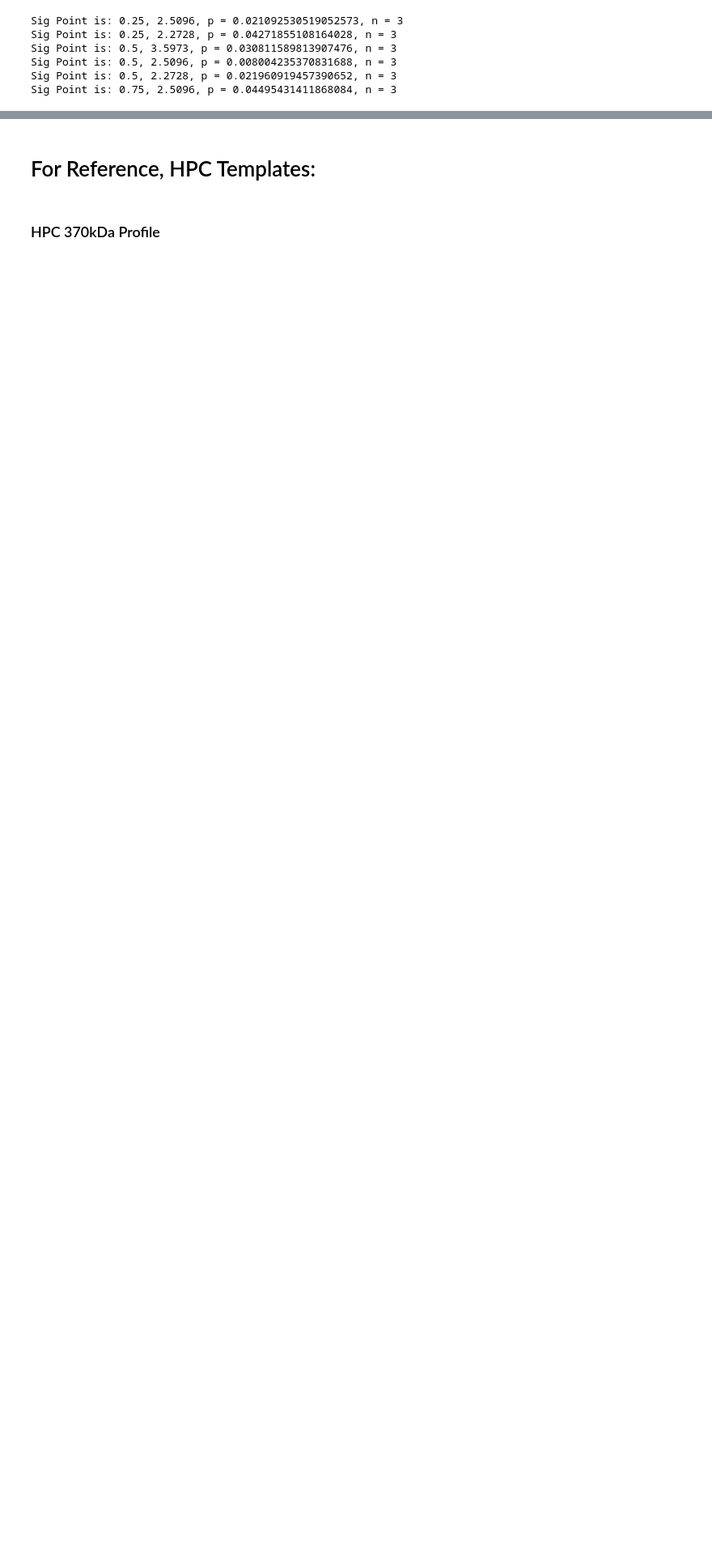
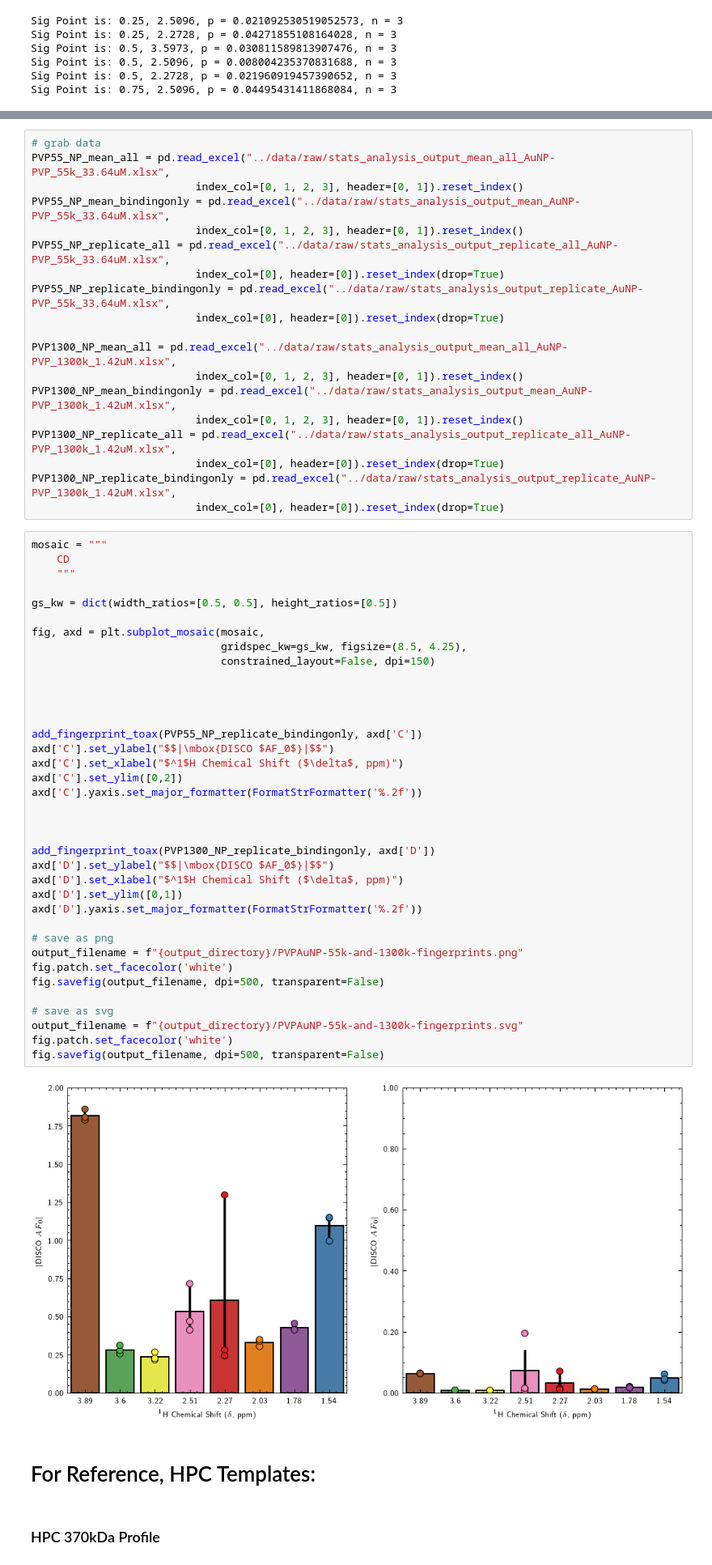
Before and after one commit to Frank-Gu-Lab/disco-np-paper, a Jupyter notebook: notebooks/polymer_profiles.ipynb, the cells around one changed output, grey strips where cells are left out. Shown at 81% size. Saved outputs shown, nothing was run; the diff lists cells and outputs as text; blank space fills up the shorter version.

```diff
--- a/notebooks/polymer_profiles.ipynb
+++ b/notebooks/polymer_profiles.ipynb
@@ -1205,3 +1228,61 @@ fig.savefig(output_filename, dpi=500, transparent=False)
+# %%
+# grab data
+PVP55_NP_mean_all = pd.read_excel("../data/raw/stats_analysis_output_mean_all_AuNP-PVP_55k_33.64uM.xlsx",
+                          index_col=[0, 1, 2, 3], header=[0, 1]).reset_index()
+PVP55_NP_mean_bindingonly = pd.read_excel("../data/raw/stats_analysis_output_mean_AuNP-PVP_55k_33.64uM.xlsx",
+                          index_col=[0, 1, 2, 3], header=[0, 1]).reset_index()
+PVP55_NP_replicate_all = pd.read_excel("../data/raw/stats_analysis_output_replicate_all_AuNP-PVP_55k_33.64uM.xlsx",
+                          index_col=[0], header=[0]).reset_index(drop=True)
+PVP55_NP_replicate_bindingonly = pd.read_excel("../data/raw/stats_analysis_output_replicate_AuNP-PVP_55k_33.64uM.xlsx",
+                          index_col=[0], header=[0]).reset_index(drop=True)
+
+PVP1300_NP_mean_all = pd.read_excel("../data/raw/stats_analysis_output_mean_all_AuNP-PVP_1300k_1.42uM.xlsx",
+                          index_col=[0, 1, 2, 3], header=[0, 1]).reset_index()
+PVP1300_NP_mean_bindingonly = pd.read_excel("../data/raw/stats_analysis_output_mean_AuNP-PVP_1300k_1.42uM.xlsx",
+                          index_col=[0, 1, 2, 3], header=[0, 1]).reset_index()
+PVP1300_NP_replicate_all = pd.read_excel("../data/raw/stats_analysis_output_replicate_all_AuNP-PVP_1300k_1.42uM.xlsx",
+                          index_col=[0], header=[0]).reset_index(drop=True)
+PVP1300_NP_replicate_bindingonly = pd.read_excel("../data/raw/stats_analysis_output_replicate_AuNP-PVP_1300k_1.42uM.xlsx",
+                          index_col=[0], header=[0]).reset_index(drop=True)
+# %%
+mosaic = """
+    CD
+    """
+
+gs_kw = dict(width_ratios=[0.5, 0.5], height_ratios=[0.5])
+
+fig, axd = plt.subplot_mosaic(mosaic,
+                              gridspec_kw=gs_kw, figsize=(8.5, 4.25),
+                              constrained_layout=False, dpi=150)
+
+
+
+
+add_fingerprint_toax(PVP55_NP_replicate_bindingonly, axd['C'])
+axd['C'].set_ylabel("$$|\mbox{DISCO $AF_0$}|$$")
+axd['C'].set_xlabel("$^1$H Chemical Shift ($\delta$, ppm)")
+axd['C'].set_ylim([0,2])
+axd['C'].yaxis.set_major_formatter(FormatStrFormatter('%.2f'))
+
+
+
+add_fingerprint_toax(PVP1300_NP_replicate_bindingonly, axd['D'])
+axd['D'].set_ylabel("$$|\mbox{DISCO $AF_0$}|$$")
+axd['D'].set_xlabel("$^1$H Chemical Shift ($\delta$, ppm)")
+axd['D'].set_ylim([0,1])
+axd['D'].yaxis.set_major_formatter(FormatStrFormatter('%.2f'))
+
+# save as png
+output_filename = f"{output_directory}/PVPAuNP-55k-and-1300k-fingerprints.png"
+fig.patch.set_facecolor('white')
+fig.savefig(output_filename, dpi=500, transparent=False)
+
+# save as svg
+output_filename = f"{output_directory}/PVPAuNP-55k-and-1300k-fingerprints.svg"
+fig.patch.set_facecolor('white')
+fig.savefig(output_filename, dpi=500, transparent=False)
+# %% [output]
+[figure, added]
 # %% [markdown]
 # For Reference, HPC Templates:
 # %% [markdown]
```
Also changed, not shown: parts of 4 cells of this notebook, 14 other files.
